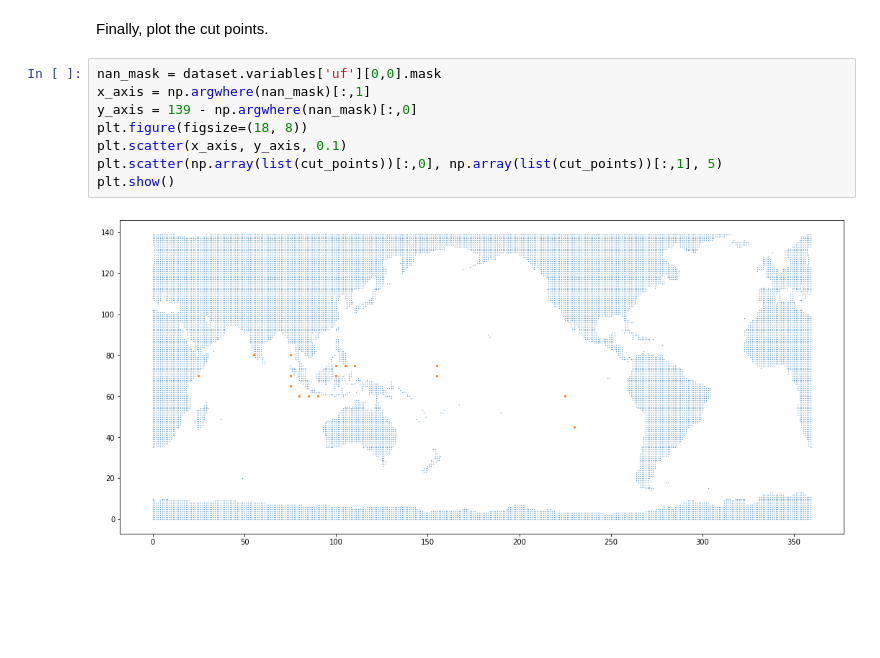
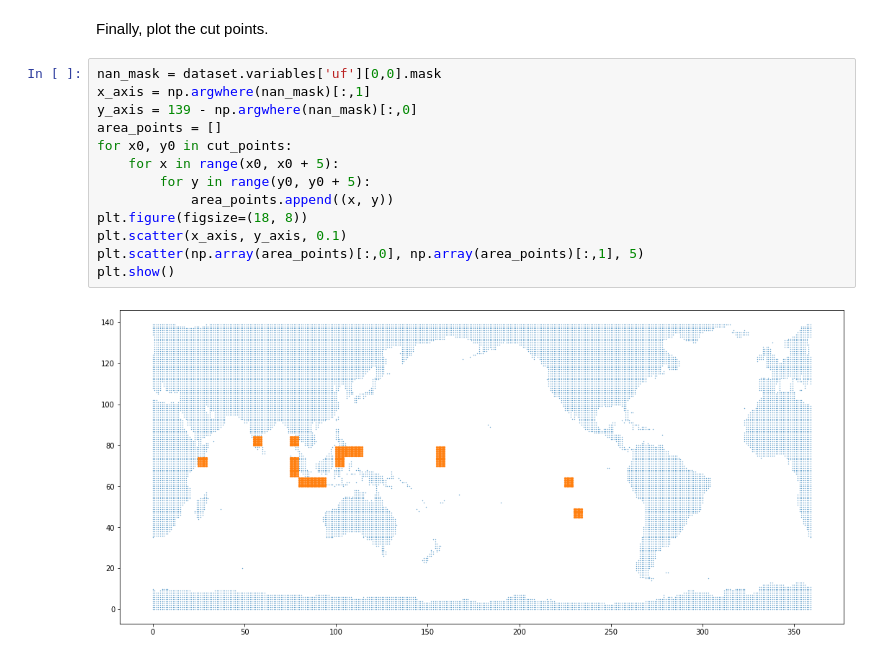
Before and after one commit to TeamOceanus/notebooks, a Jupyter notebook: Flow Analysis.ipynb, the cells around one changed output. Cells and saved outputs as stored; diff of their text form; blank space fills up the shorter version.

Commit message:
Fix a plot

```diff
--- a/Flow Analysis.ipynb
+++ b/Flow Analysis.ipynb
@@ -157,10 +157,15 @@ Finally, plot the cut points.
 # %%
 nan_mask = dataset.variables['uf'][0,0].mask
 x_axis = np.argwhere(nan_mask)[:,1]
 y_axis = 139 - np.argwhere(nan_mask)[:,0]
+area_points = []
+for x0, y0 in cut_points:
+    for x in range(x0, x0 + 5):
+        for y in range(y0, y0 + 5):
+            area_points.append((x, y))
 plt.figure(figsize=(18, 8))
 plt.scatter(x_axis, y_axis, 0.1)
-plt.scatter(np.array(list(cut_points))[:,0], np.array(list(cut_points))[:,1], 5)
+plt.scatter(np.array(area_points)[:,0], np.array(area_points)[:,1], 5)
 plt.show()
 # %% [output]
-[figure, old version]
+[figure, new version]
```
